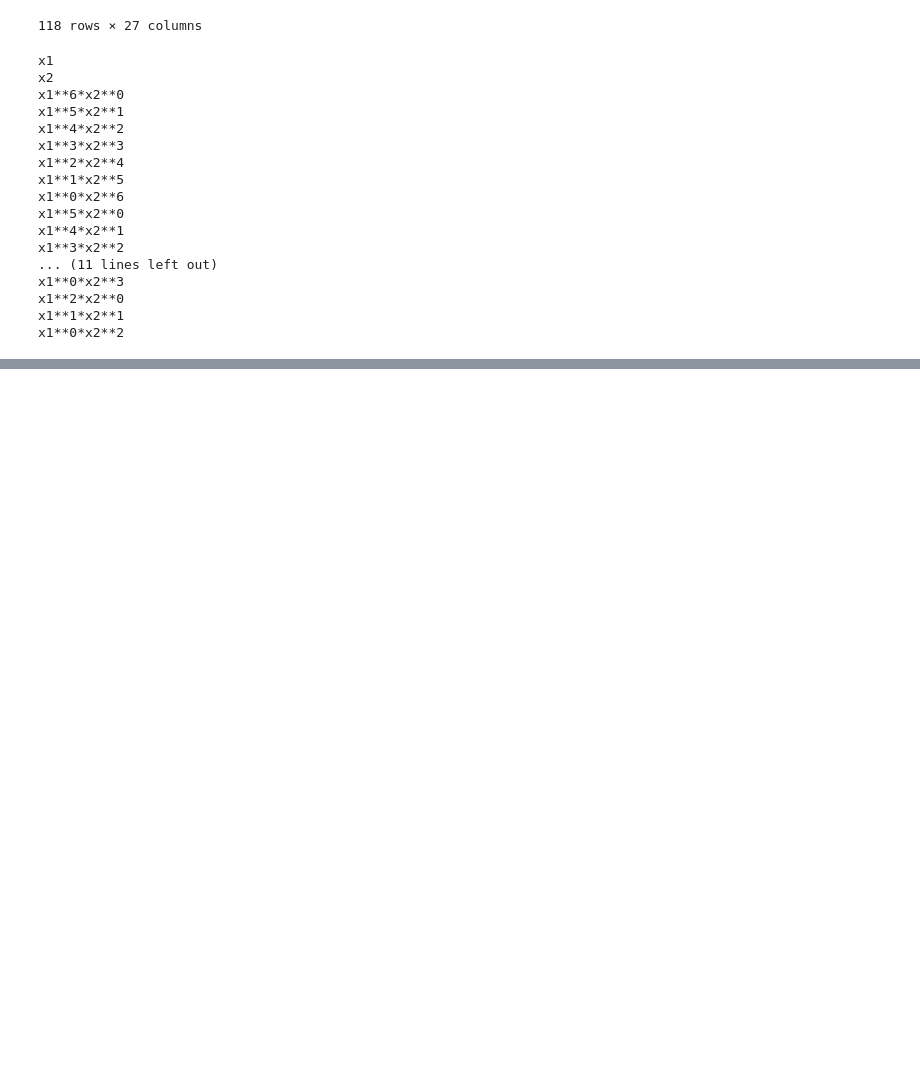
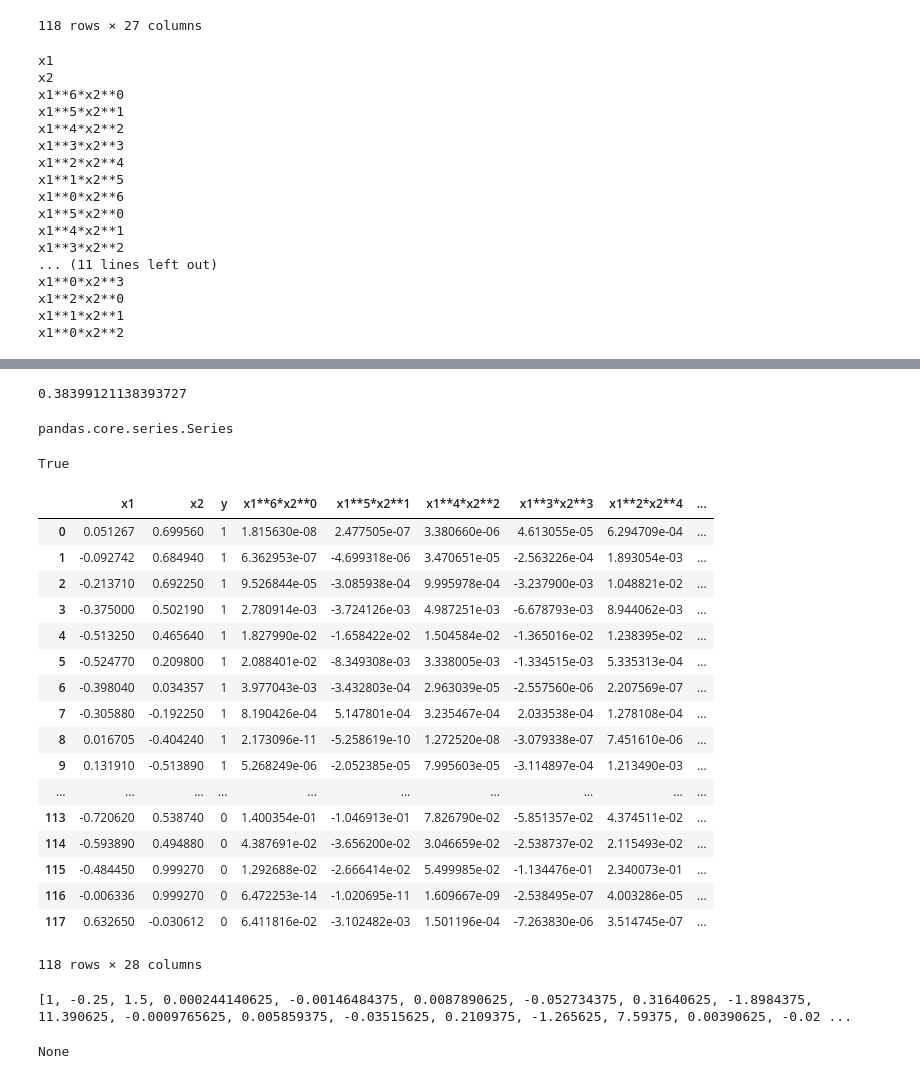
Before and after one commit to gurbraj/ML, a Jupyter notebook: ex2_logistic_regression/Untitled.ipynb, the cells around one changed output, grey strips where cells are left out. Drawn from its saved outputs; the diff is of its cells as text; code cells hidden in the pictures; blank space fills up the shorter version.

```diff
--- a/ex2_logistic_regression/Untitled.ipynb
+++ b/ex2_logistic_regression/Untitled.ipynb
@@ -2581,0 +2693,25 @@ x1**0*x2**2
+# %%
+X_df_copy=microchip_test_df.copy()
+X_df_copy.columns=['x1','x2', 'y']
+series1=X_df_copy['x1']
+series2=X_df_copy['x2']
+
+def mapfeature_binominal(series1,series2,n=6):
+
+    if n==1:
+        return
+    else:
+        for i in range(0,n+1):
+            #name=str((n-i)) + " 1's * " + str(i)+ " 2's"
+            name='x1**'+str((n-i)) +"*"+ "x2**"+str(i)
+            formula=((series1)**(n-i))*((series2)**(i))
+
+            X_df_copy[name]=formula
+
+        mapfeature_binominal(series1,series2,n-1)
+
+
+mapfeature_binominal(series1,series2)
+#^^this works, but does not give the same order as those in the instrucionts.
+
+X_reg,Y_reg=df_to_matrix(X_df_copy)
@@ -2581,0 +2930,4 @@ x1**0*x2**2
+# %%
+minimal_cost_reg
+# %% [output]
+0.38399121138393727
@@ -2581,0 +2936,4 @@ x1**0*x2**2
+# %%
+type(d)
+# %% [output]
+pandas.core.series.Series
@@ -2581,0 +2942,25 @@ x1**0*x2**2
+# %%
+type(a)==np.ndarray and 1==1
+# %% [output]
+True
+# %%
+X_df_copy
+# %% [output]
+|  | x1 | x2 | y | x1**6*x2**0 | x1**5*x2**1 | x1**4*x2**2 | x1**3*x2**3 | x1**2*x2**4 | ... |
+| 0 | 0.051267 | 0.699560 | 1 | 1.815630e-08 | 2.477505e-07 | 3.380660e-06 | 4.613055e-05 | 6.294709e-04 | ... |
+| 1 | -0.092742 | 0.684940 | 1 | 6.362953e-07 | -4.699318e-06 | 3.470651e-05 | -2.563226e-04 | 1.893054e-03 | ... |
+| 2 | -0.213710 | 0.692250 | 1 | 9.526844e-05 | -3.085938e-04 | 9.995978e-04 | -3.237900e-03 | 1.048821e-02 | ... |
+| 3 | -0.375000 | 0.502190 | 1 | 2.780914e-03 | -3.724126e-03 | 4.987251e-03 | -6.678793e-03 | 8.944062e-03 | ... |
+| 4 | -0.513250 | 0.465640 | 1 | 1.827990e-02 | -1.658422e-02 | 1.504584e-02 | -1.365016e-02 | 1.238395e-02 | ... |
+| 5 | -0.524770 | 0.209800 | 1 | 2.088401e-02 | -8.349308e-03 | 3.338005e-03 | -1.334515e-03 | 5.335313e-04 | ... |
+| 6 | -0.398040 | 0.034357 | 1 | 3.977043e-03 | -3.432803e-04 | 2.963039e-05 | -2.557560e-06 | 2.207569e-07 | ... |
+| 7 | -0.305880 | -0.192250 | 1 | 8.190426e-04 | 5.147801e-04 | 3.235467e-04 | 2.033538e-04 | 1.278108e-04 | ... |
+| 8 | 0.016705 | -0.404240 | 1 | 2.173096e-11 | -5.258619e-10 | 1.272520e-08 | -3.079338e-07 | 7.451610e-06 | ... |
+| 9 | 0.131910 | -0.513890 | 1 | 5.268249e-06 | -2.052385e-05 | 7.995603e-05 | -3.114897e-04 | 1.213490e-03 | ... |
+| ... | ... | ... | ... | ... | ... | ... | ... | ... | ... |
+| 113 | -0.720620 | 0.538740 | 0 | 1.400354e-01 | -1.046913e-01 | 7.826790e-02 | -5.851357e-02 | 4.374511e-02 | ... |
+| 114 | -0.593890 | 0.494880 | 0 | 4.387691e-02 | -3.656200e-02 | 3.046659e-02 | -2.538737e-02 | 2.115493e-02 | ... |
+| 115 | -0.484450 | 0.999270 | 0 | 1.292688e-02 | -2.666414e-02 | 5.499985e-02 | -1.134476e-01 | 2.340073e-01 | ... |
+| 116 | -0.006336 | 0.999270 | 0 | 6.472253e-14 | -1.020695e-11 | 1.609667e-09 | -2.538495e-07 | 4.003286e-05 | ... |
+| 117 | 0.632650 | -0.030612 | 0 | 6.411816e-02 | -3.102482e-03 | 1.501196e-04 | -7.263830e-06 | 3.514745e-07 | ... |
+118 rows × 28 columns
@@ -2581,0 +2987,8 @@ x1**0*x2**2
+# %%
+test_array=mapfeature_binominal_array(-0.25,1.5)
+# %% [output]
+[1, -0.25, 1.5, 0.000244140625, -0.00146484375, 0.0087890625, -0.052734375, 0.31640625, -1.8984375, 11.390625, -0.0009765625, 0.005859375, -0.03515625, 0.2109375, -1.265625, 7.59375, 0.00390625, -0.02 ...
+# %%
+print(test_array)
+# %% [output]
+None
```
Also changed, not shown: parts of 32 cells of this notebook, 1 other file.
